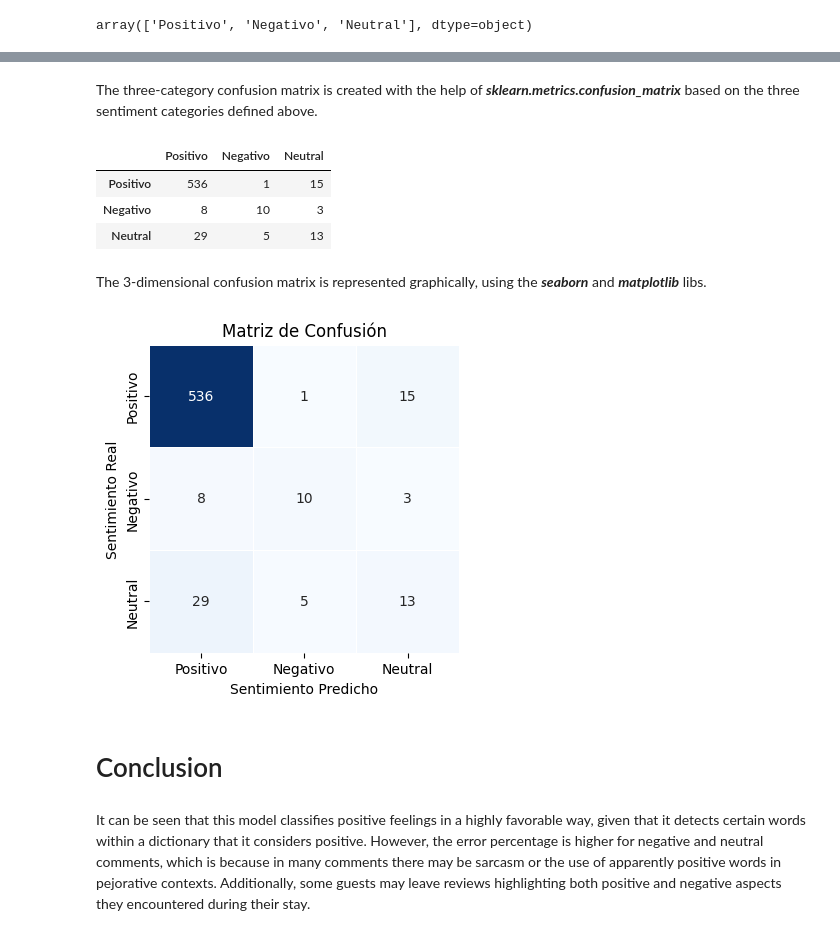
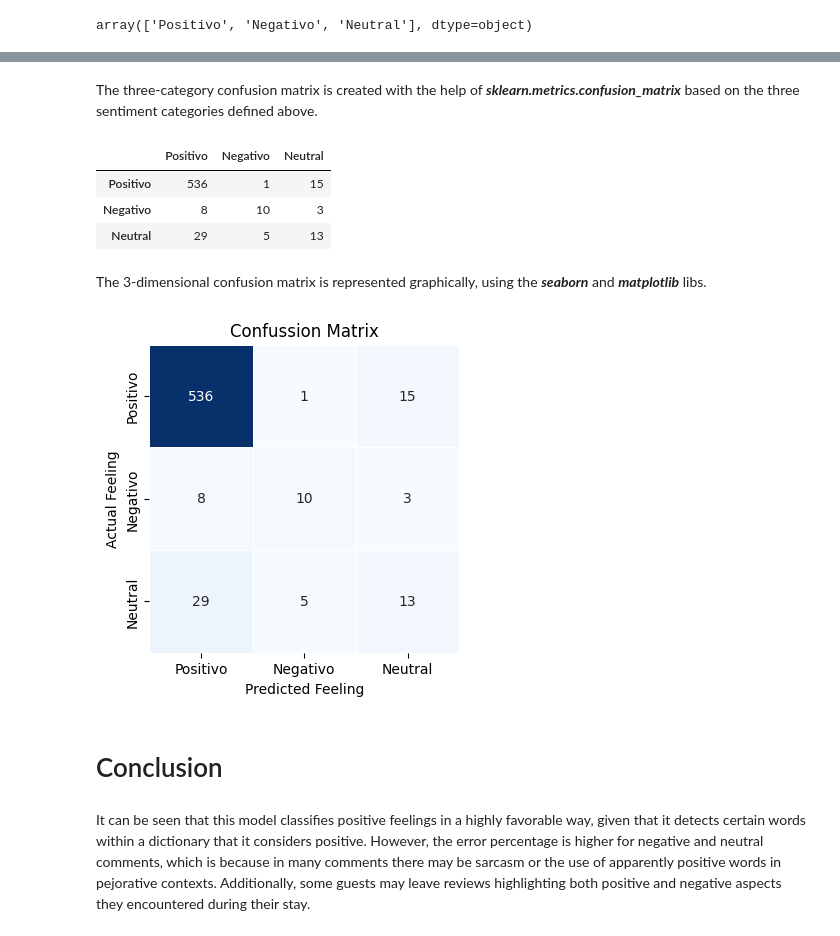
Before and after one commit to carlos-calderon-cabezas/airbnb-sentiment-analysis, a Jupyter notebook: airbnb_sentiment_analysis_EN.ipynb, the cells around one changed output, grey strips where cells are left out. Drawn from its saved outputs; the diff is of its cells as text; code cells hidden in the pictures.

```diff
--- a/airbnb_sentiment_analysis_EN.ipynb
+++ b/airbnb_sentiment_analysis_EN.ipynb
@@ -460,6 +455,6 @@ df_sentiments.sample(5)
 # %%
-categorias = df_sentiments["Sentimiento"].unique()
-categorias
+categories = df_sentiments["Sentimiento"].unique()
+categories
 # %% [output]
 array(['Positivo', 'Negativo', 'Neutral'], dtype=object)
 # %% [markdown]
@@ -467,18 +462,18 @@ array(['Positivo', 'Negativo', 'Neutral'], dtype=object)
 # %% [markdown]
- The three-category confusion matrix is created with the help of ***sklearn.metrics.confusion_matrix*** based on the three sentiment categories defined above.
+The three-category confusion matrix is created with the help of ***sklearn.metrics.confusion_matrix*** based on the three sentiment categories defined above.
 # %%
 from sklearn.metrics import confusion_matrix
 # %%
 conf_matrix = confusion_matrix(
     df_sentiments["Real"],
     df_sentiments["Sentimiento"],
-    labels=categorias
+    labels=categories
 )
 
 conf_matrix_df = pd.DataFrame(
     conf_matrix,
-    index=categorias,
-    columns=categorias
+    index=categories,
+    columns=categories
 )
 # %%
 conf_matrix_df
@@ -488,29 +483,29 @@ conf_matrix_df
 | Negativo | 8 | 10 | 3 |
 | Neutral | 29 | 5 | 13 |
 # %% [markdown]
- The 3-dimensional confusion matrix is represented graphically, using the ***seaborn*** and ***matplotlib*** libs.
+The 3-dimensional confusion matrix is represented graphically, using the ***seaborn*** and ***matplotlib*** libs.
 # %%
 import seaborn as sns
 import matplotlib.pyplot as plt
 
 plt.figure(figsize=(4, 4))
 sns.heatmap(
     conf_matrix_df,
     annot=True,
     fmt="d",
     cmap="Blues",
     linewidths=.5,
     cbar=False
 )
 
-plt.title('Matriz de Confusión')
-plt.xlabel('Sentimiento Predicho')
-plt.ylabel('Sentimiento Real')
+plt.title('Confussion Matrix')
+plt.xlabel('Predicted Feeling')
+plt.ylabel('Actual Feeling')
 plt.savefig("output/conf_matrix.png")
 plt.show()
 # %% [output]
-[figure, old version]
+[figure, new version]
 # %% [markdown]
- # Conclusion
+# Conclusion
 # %% [markdown]
 It can be seen that this model classifies positive feelings in a highly favorable way, given that it detects certain words within a dictionary that it considers positive. However, the error percentage is higher for negative and neutral comments, which is because in many comments there may be sarcasm or the use of apparently positive words in pejorative contexts. Additionally, some guests may leave reviews highlighting both positive and negative aspects they encountered during their stay.
```
Also changed, not shown: parts of 71 cells of this notebook.
